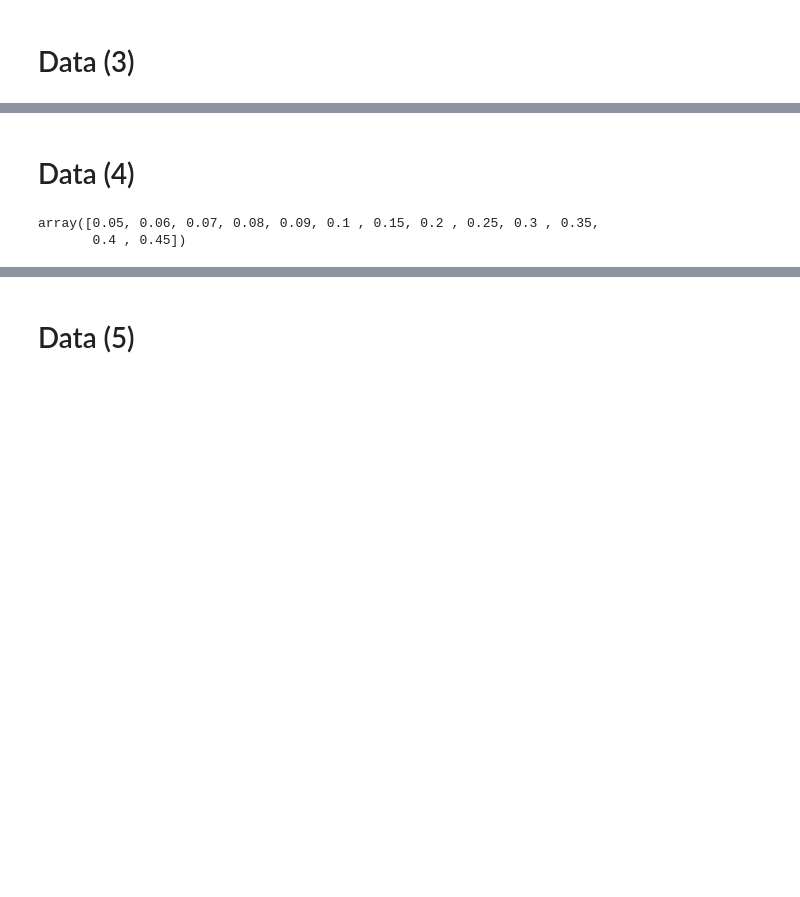
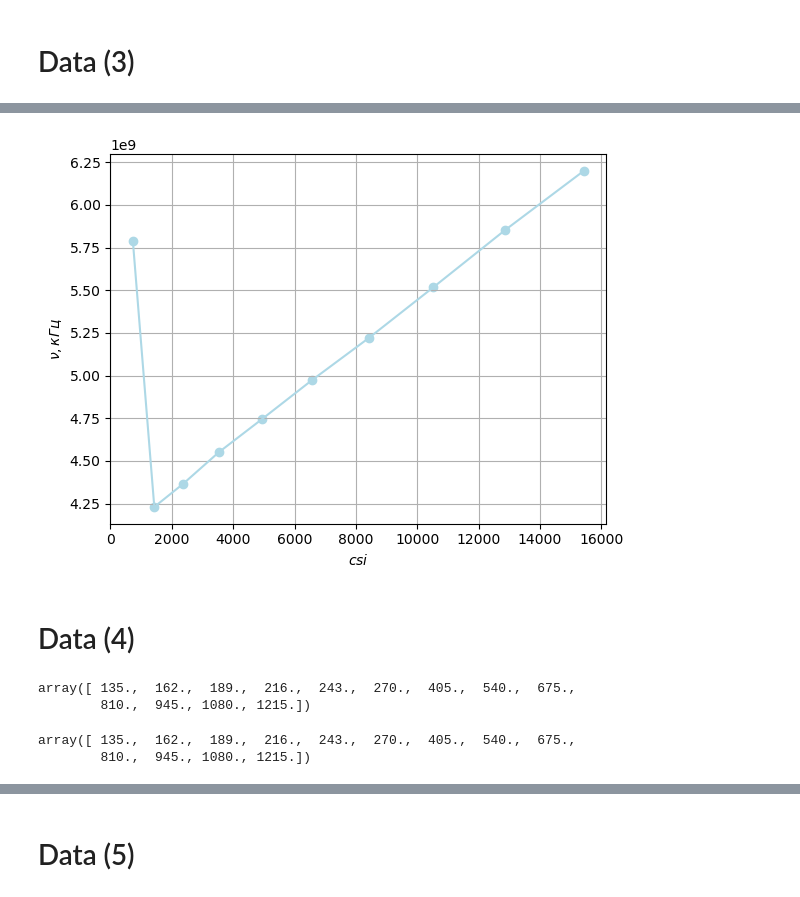
Before and after one commit to juliaProjorlivy/laba, a Jupyter notebook: 3_sem/laba_3.7.1/3.7.1.ipynb, the cells around one changed output, grey strips where cells are left out. Cells and saved outputs as stored; diff of their text form; code cells hidden in the pictures; blank space fills up the shorter version.

```diff
--- a/3_sem/laba_3.7.1/3.7.1.ipynb
+++ b/3_sem/laba_3.7.1/3.7.1.ipynb
@@ -17,10 +21,15 @@ nu_h
 0.004
 # %% [markdown]
 # Data (3)
+# %%
+nu_h = 2700
 # %%
 nus = [(0.01 + 0.004 * i) * nu_h for i in range(10)]
 
-I = []
-U = []
+#mA
+I = [456.6, 450.8, 444.5, 437.2, 429.7, 422.2, 414.8, 407.6, 400.7, 394.3]
+#V
+U = [0.162, 0.262, 0.327, 0.385, 0.438, 0.485, 0.527, 0.563, 0.594, 0.622]
 
 csi = [U[i] / (nus[i] * I[i]) for i in range(len(I))]
+nus
@@ -27,46 +47,61 @@ csi = [U[i] / (nus[i] * I[i]) for i in range(len(I))]
 # %%
 x = [i ** 2 for i in nus]
 y = [1 / (i**2) for i in csi]
 
 fig, ax = plt.subplots()
 
 plt.scatter(x, y, marker='o', color='lightblue')
 
 ax.plot(x, y, linestyle='-', color='lightblue')
 
 
 #model1 = np.poly1d(np.polyfit(xx, yy, 1))
 #print(model1)
 
 #polyline = np.linspace(22, 30)
 #plt.plot(polyline, model1(polyline), color = 'k', label="k = {: .2f}$\pm 0.01$".format(round(model1.c[0], 2)))
 
 #k = model1.c[0]
 #dk = -k * ((dI / min(x1))**2 + (dV / min(y1))**2)**0.5
 #plt.legend(["По возрастанию","По убыванию", "k = {: .3f}$\pm {:.3f}$".format(round(model1.c[0], 3), dk)])
 
 plt.grid()
 
-plt.xlabel('$\\csi$')
+plt.xlabel('$csi$')
 plt.ylabel('$\\nu, кГц$')
 plt.show()
 #plt.savefig('tex/images/plot1.png', bbox_inches='tight')
+# %% [output]
+[figure, added]
 # %% [markdown]
 # Data (4)
 # %%
 nus1 = [(0.05 + ((0.1 - 0.05) / (5)) * i) * nu_h for i in range(5)]
 nus2 = [(0.1 + ((0.5 - 0.1) / (8)) * i) * nu_h for i in range(8)]
 nus = np.concatenate((nus1, nus2))
+x0 = 4 * 5
 
 
-I = []
-U = []
-angle = []
+I = [386.6, 373.7, 363.3,  354.8, 348.0, 343.3, 323.7, 311.6, 301.2, 291.2, 281.1, 276.9, 260.9]
+U = [0.644, 0.691, 0.725, 0.748, 0.765, 0.778, 0.801, 0.797, 0.784, 0.764, 0.741, 0.732, 0.691]
+angle1 = [i / x0 for i in [13, 11, 10, 9, 8, 7.5, 5]]
+x0 = 9.5
+angle2 = [i / x0 for i in [9, 7, 6, 5.5]]
+x0 = 12.5
+angle3 = [i / x0 for i in [12.5, 10.5]]
+angle = np.concatenate((angle1, angle2, angle3))
+
 
 csi = [U[i] / (nus[i] * I[i]) for i in range(len(I))]
+nus
 # %% [output]
-array([0.05, 0.06, 0.07, 0.08, 0.09, 0.1 , 0.15, 0.2 , 0.25, 0.3 , 0.35,
-       0.4 , 0.45])
+array([ 135.,  162.,  189.,  216.,  243.,  270.,  405.,  540.,  675.,
+        810.,  945., 1080., 1215.])
+# %%
+nus
+# %% [output]
+array([ 135.,  162.,  189.,  216.,  243.,  270.,  405.,  540.,  675.,
+        810.,  945., 1080., 1215.])
 # %%
 y = [1 / (i**2) for i in csi]
 x = [i**2 for i in nus]
```
Also changed, not shown: parts of 9 cells of this notebook.
